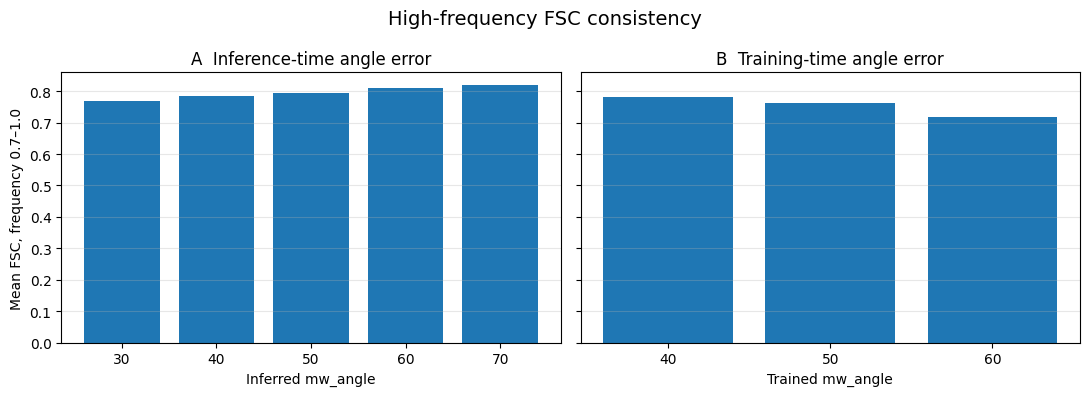
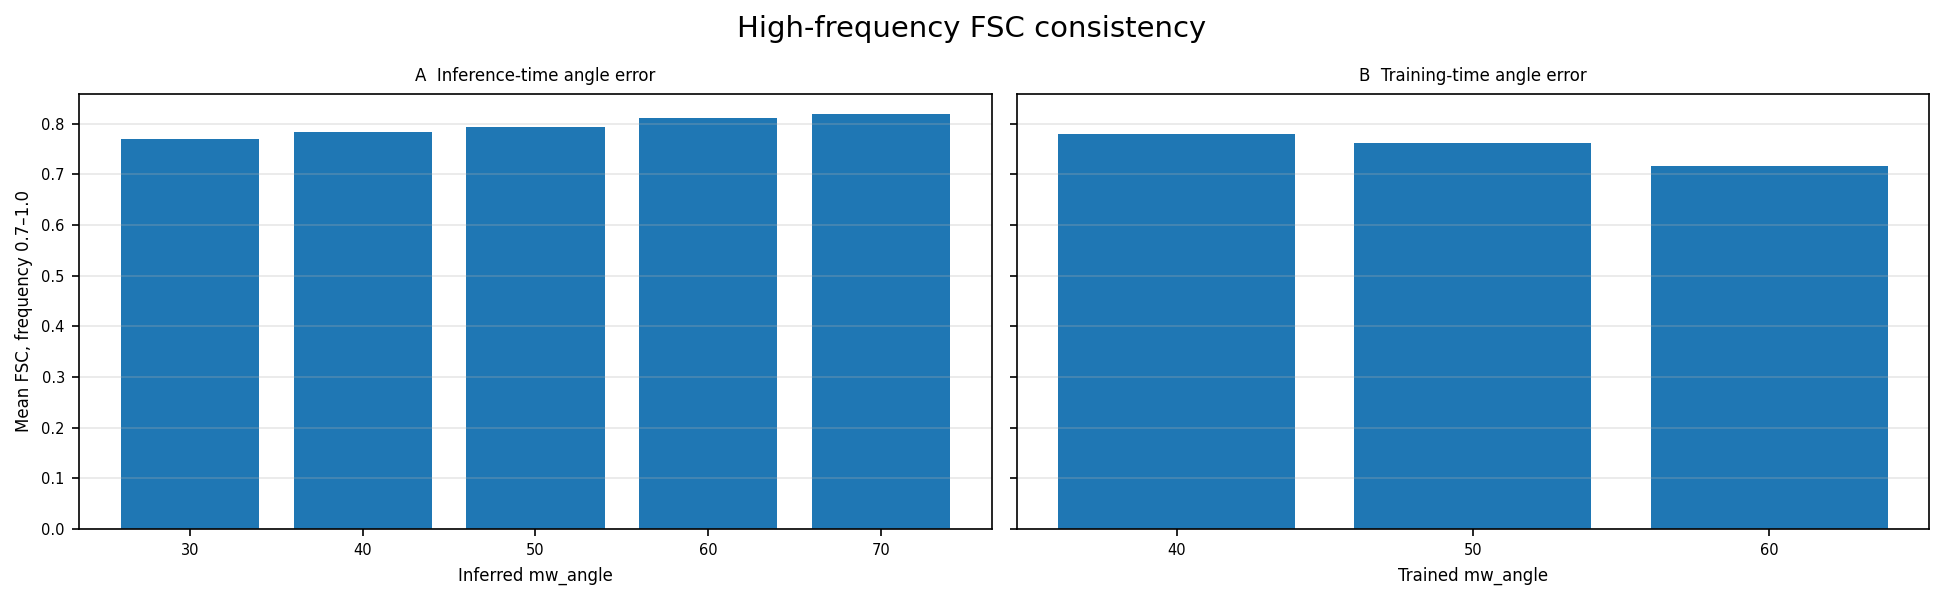
Code edit (unified diff) that turned the first committed figure into the second:
--- before
+++ after
@@ -1,3 +1,3 @@
-fig, axes = plt.subplots(1, 2, figsize=(11, 4), sharey=True)
+fig, axes = plt.subplots(1, 2, figsize=(13, 4), sharey=True)
 
 # Sub-Exp 1

Commit: plot changes and log + notes